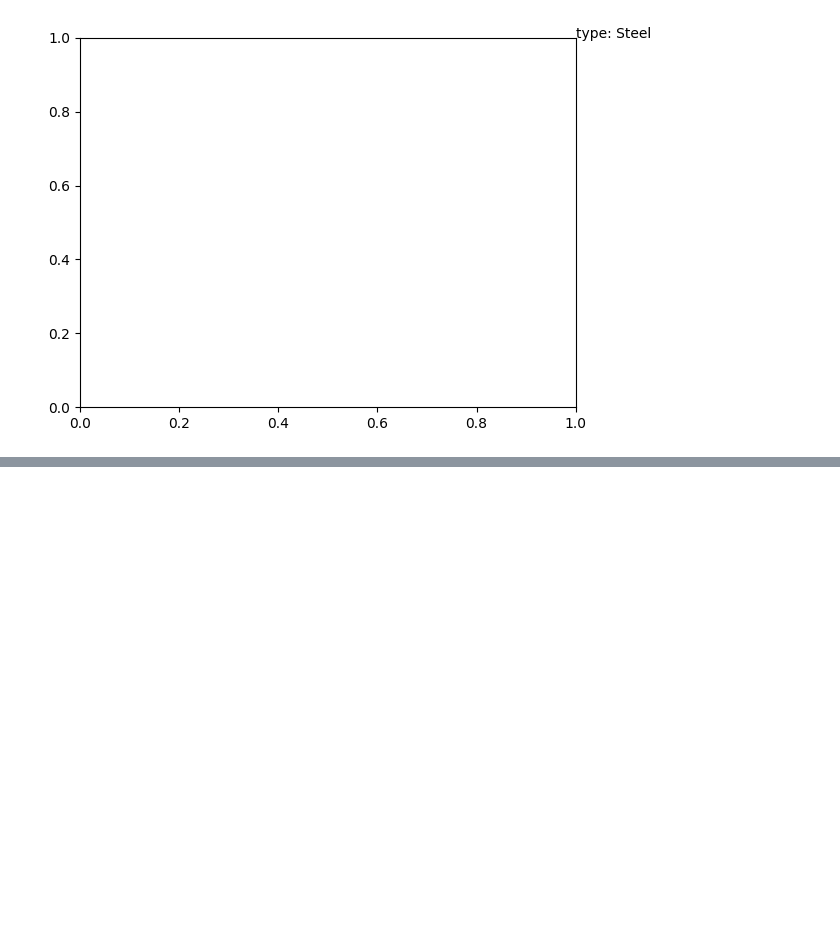
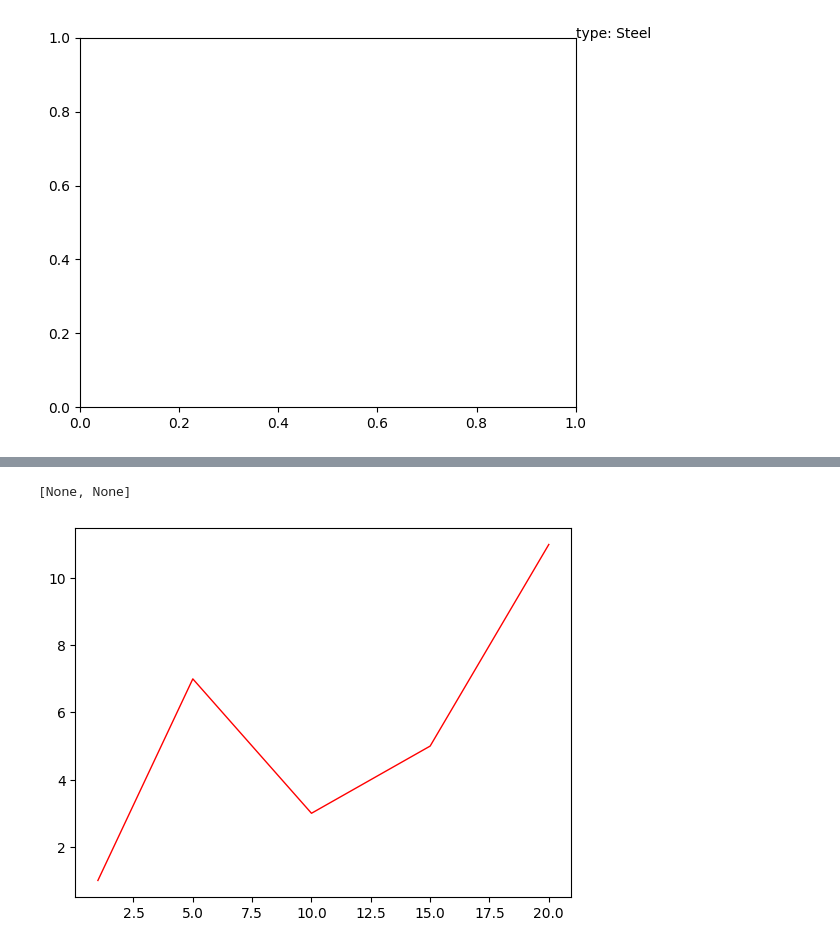
Before and after one commit to Naumo44/plt, a Jupyter notebook: work_with_pyplot.ipynb, the cells around one changed output, grey strips where cells are left out. Drawn from its saved outputs; the diff is of its cells as text; code cells hidden in the pictures; blank space fills up the shorter version.

```diff
--- a/work_with_pyplot.ipynb
+++ b/work_with_pyplot.ipynb
@@ -53,0 +77,5 @@ Text(1, 1, 'type: Steel')
+# %%
+plt.setp(plt.plot(x, y), color='red', linewidth=1)
+# %% [output]
+[None, None]
+[figure, added]
```
Also changed, not shown: parts of 14 cells of this notebook, 2 other files.
